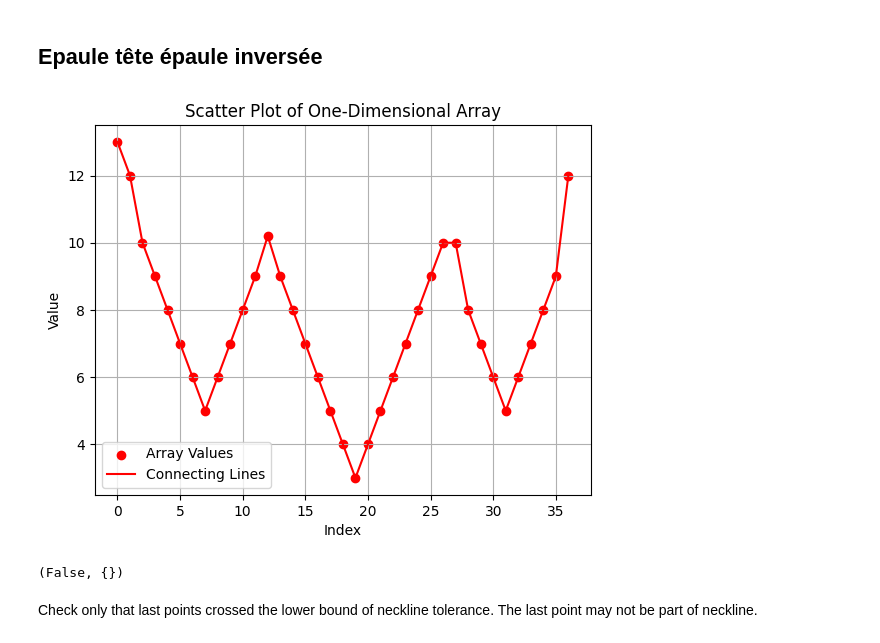
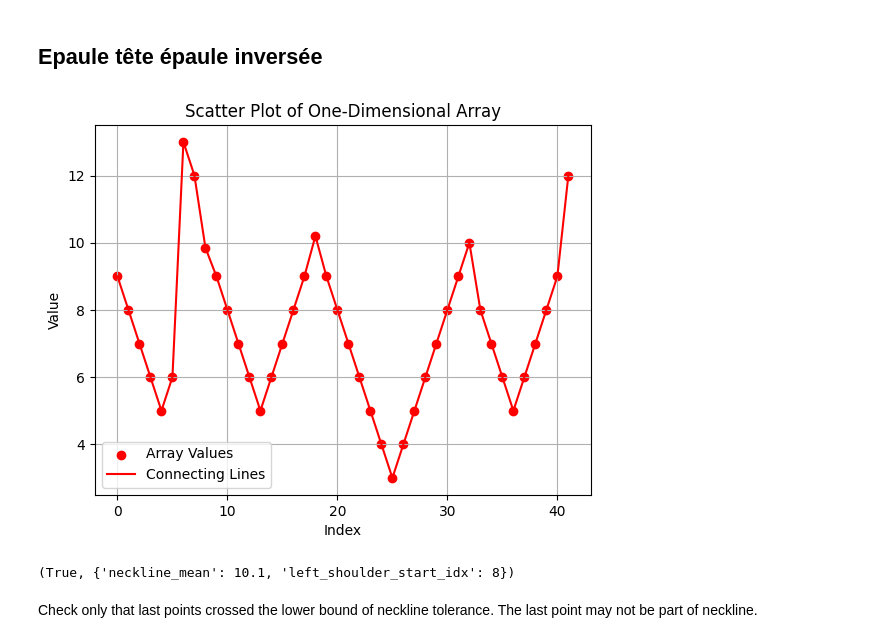
Before and after one commit to nicolaspro1234/trading_auto, a Jupyter notebook: trading.ipynb, the cells around one changed output. Cells and saved outputs as stored; diff of their text form; code cells hidden in the pictures.

```diff
--- a/trading.ipynb
+++ b/trading.ipynb
@@ -341,20 +396,21 @@ def is_inverse_head_and_shoulders(
 # %%
 # Example usage
-data = np.array([13, 12, 10, 9, 8, 7, 6, 5, 6, 7, 8, 9, 10.2,
+data = np.array([9, 8, 7, 6, 5, 6,
+                13, 12, 9.85, 9, 8, 7, 6, 5, 6, 7, 8, 9, 10.2,
                  9, 8, 7, 6, 5, 4, 3, 4, 5, 6, 7, 8, 9, 10,
-                 10, 8, 7, 6, 5, 6, 7, 8, 9, 12])
+                 8, 7, 6, 5, 6, 7, 8, 9, 12])
 
 plot_values(data)
 
 print(is_inverse_head_and_shoulders(
     data,
     max_nb_historical_points=50,
-    min_length_head=6,
-    min_length_shoulders=3,
+    min_length_head=8,
+    min_length_shoulder=3,
     tolerance_around_neckline=0.05))
 # %% [output]
-[figure, old version]
+[figure, new version]
-(False, {})
+(True, {'neckline_mean': 10.1, 'left_shoulder_start_idx': 8})
 # %% [markdown]
 Check only that last points crossed the lower bound of neckline tolerance. The last point may not be part of neckline.
 # %% [markdown]
```
Also changed, not shown: parts of 7 cells of this notebook.
